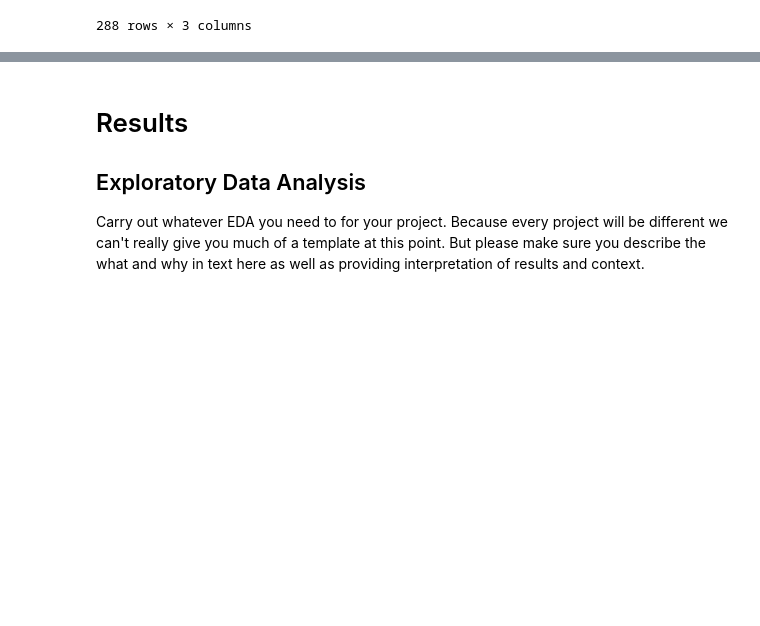
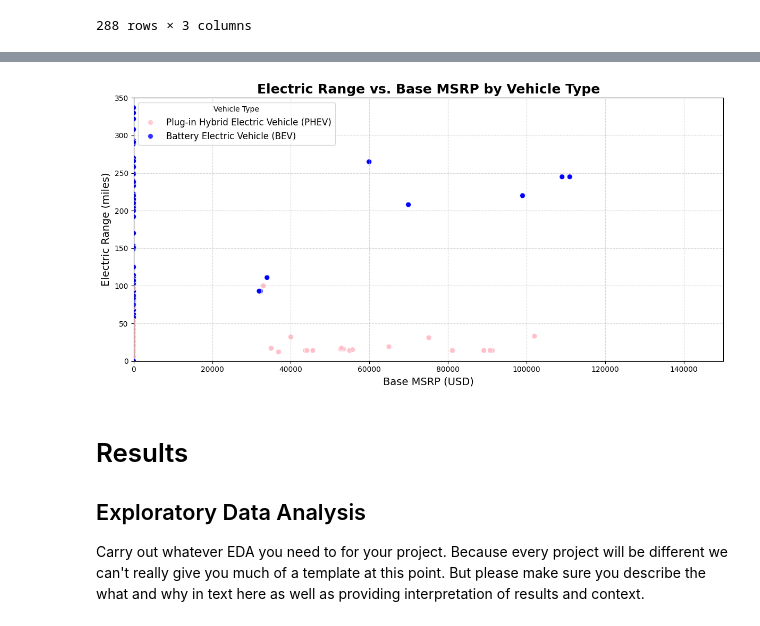
Before and after one commit to cecilia-lin/EV_Project, a Jupyter notebook: EDACheckpoint_Group092-FA24.ipynb, the cells around one changed output, grey strips where cells are left out. Cells and saved outputs as stored; diff of their text form; code cells hidden in the pictures; blank space fills up the shorter version.

```diff
--- a/EDACheckpoint_Group092-FA24.ipynb
+++ b/EDACheckpoint_Group092-FA24.ipynb
@@ -215,3 +268,36 @@ ev_count_by_county
+# %%
+# Scatter Plot
+plt.figure(figsize=(12, 6))
+sns.scatterplot(
+    data=ev_population,
+    x='Base MSRP',
+    y='Electric Range',
+    hue='Electric Vehicle Type',
+    alpha=0.8,
+    palette={'Battery Electric Vehicle (BEV)': 'blue', 'Plug-in Hybrid Electric Vehicle (PHEV)': 'pink'},
+    s=50  # Set marker size for better readability
+)
+
+# Limit axes to focus on relevant data
+plt.xlim(0, 150000)  # Focus on MSRP less than 150,000
+plt.ylim(0, 350)     # Electric range capped at 350 miles
+
+# Title and Labels
+plt.title('Electric Range vs. Base MSRP by Vehicle Type', fontsize=18, fontweight='bold')
+plt.xlabel('Base MSRP (USD)', fontsize=14)
+plt.ylabel('Electric Range (miles)', fontsize=14)
+plt.legend(title='Vehicle Type', fontsize=12, loc='upper left')
+plt.grid(axis='both', linestyle='--', alpha=0.5)
+
+# Improve layout
+plt.tight_layout()
+plt.show()
+
+# Interpretation:
+# This scatter plot focuses on relevant price and range data. BEVs generally have higher ranges
+# but also higher MSRPs compared to PHEVs. This supports the hypothesis that consumers prefer BEVs for their range advantage.
+# %% [output]
+[figure, added]
 # %% [markdown]
 # Results
 
```
Also changed, not shown: parts of 2 cells of this notebook.
